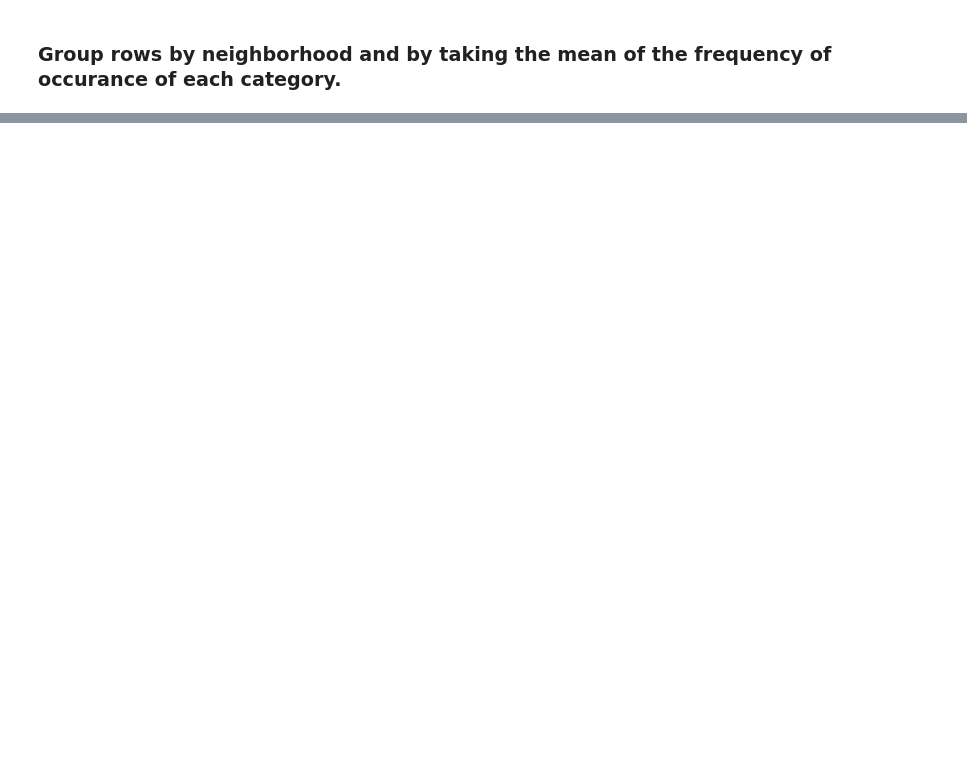
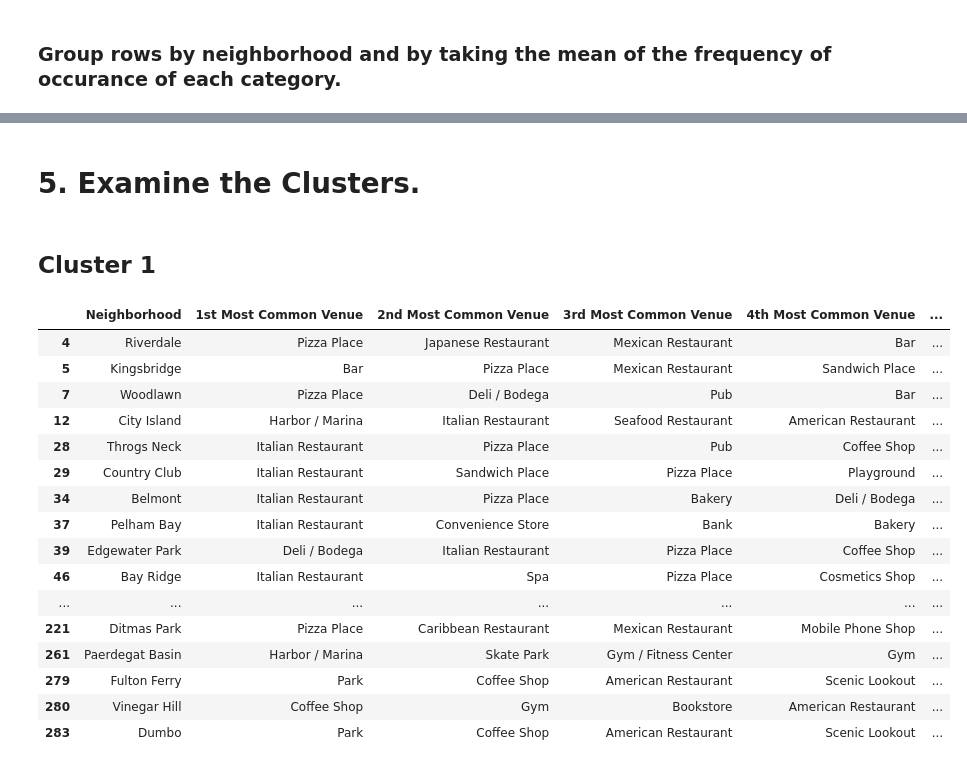
Before and after one commit to AndresLoaiciga/Foursquare-Neighborhood-Segmentation, a Jupyter notebook: Bronx and Brooklyn Neighborhood Comparison .ipynb, the cells around one changed output, grey strips where cells are left out. Drawn from its saved outputs; the diff is of its cells as text; code cells hidden in the pictures; blank space fills up the shorter version.

Commit message:
Finished Clustering.

```diff
--- a/Bronx and Brooklyn Neighborhood Comparison .ipynb
+++ b/Bronx and Brooklyn Neighborhood Comparison .ipynb
@@ -523,0 +556,22 @@ bxbk_grouped
+# %%
+# Create the new dataframe and display the top 10 venues for each neighborhood.
+num_top_venues = 10
+
+indicators = ['st', 'nd', 'rd']
+
+# create columns according to number of top venues
+columns = ['Neighborhood']
+for ind in np.arange(num_top_venues):
+    try:
+        columns.append('{}{} Most Common Venue'.format(ind+1, indicators[ind]))
+    except:
+        columns.append('{}th Most Common Venue'.format(ind+1))
+
+# create a new dataframe
+neighborhoods_venues_sorted = pd.DataFrame(columns=columns)
+neighborhoods_venues_sorted['Neighborhood'] = bxbk_grouped['Neighborhood']
+
+for ind in np.arange(bxbk_grouped.shape[0]):
+    neighborhoods_venues_sorted.iloc[ind, 1:] = return_most_common_venues(bxbk_grouped.iloc[ind, :], num_top_venues)
+
+neighborhoods_venues_sorted.head()
@@ -523,0 +588,11 @@ bxbk_grouped
+# %%
+# Set the number of clusters
+kclusters = 5
+
+bxbk_clustering = bxbk_grouped.drop('Neighborhood', 1)
+
+# Run the k-means clustering.
+kmeans = KMeans(n_clusters=kclusters, random_state=0).fit(bxbk_clustering)
+
+# Check the cluster labels generated for each row in the dataframe.
+kmeans.labels_[0:10]
@@ -523,0 +603,10 @@ bxbk_grouped
+# %%
+# add clustering labels
+neighborhoods_venues_sorted.insert(0, 'Cluster Labels', kmeans.labels_)
+
+bxbk_merged = bxbk_df
+
+# merge toronto_grouped with toronto_data to add latitude/longitude for each neighborhood
+bxbk_merged = bxbk_merged.join(neighborhoods_venues_sorted.set_index('Neighborhood'), on='Neighborhood')
+
+bxbk_merged.head()
@@ -523,0 +648,24 @@ bxbk_grouped
+# %% [markdown]
+# 5. Examine the Clusters.
+# %% [markdown]
+## Cluster 1
+# %%
+bxbk_merged.loc[bxbk_merged['Cluster Labels'] == 0, bxbk_merged.columns[[1] + list(range(5, bxbk_merged.shape[1]))]]
+# %% [output]
+|  | Neighborhood | 1st Most Common Venue | 2nd Most Common Venue | 3rd Most Common Venue | 4th Most Common Venue | ... |
+| 4 | Riverdale | Pizza Place | Japanese Restaurant | Mexican Restaurant | Bar | ... |
+| 5 | Kingsbridge | Bar | Pizza Place | Mexican Restaurant | Sandwich Place | ... |
+| 7 | Woodlawn | Pizza Place | Deli / Bodega | Pub | Bar | ... |
+| 12 | City Island | Harbor / Marina | Italian Restaurant | Seafood Restaurant | American Restaurant | ... |
+| 28 | Throgs Neck | Italian Restaurant | Pizza Place | Pub | Coffee Shop | ... |
+| 29 | Country Club | Italian Restaurant | Sandwich Place | Pizza Place | Playground | ... |
+| 34 | Belmont | Italian Restaurant | Pizza Place | Bakery | Deli / Bodega | ... |
+| 37 | Pelham Bay | Italian Restaurant | Convenience Store | Bank | Bakery | ... |
+| 39 | Edgewater Park | Deli / Bodega | Italian Restaurant | Pizza Place | Coffee Shop | ... |
+| 46 | Bay Ridge | Italian Restaurant | Spa | Pizza Place | Cosmetics Shop | ... |
+| ... | ... | ... | ... | ... | ... | ... |
+| 221 | Ditmas Park | Pizza Place | Caribbean Restaurant | Mexican Restaurant | Mobile Phone Shop | ... |
+| 261 | Paerdegat Basin | Harbor / Marina | Skate Park | Gym / Fitness Center | Gym | ... |
+| 279 | Fulton Ferry | Park | Coffee Shop | American Restaurant | Scenic Lookout | ... |
+| 280 | Vinegar Hill | Coffee Shop | Gym | Bookstore | American Restaurant | ... |
+| 283 | Dumbo | Park | Coffee Shop | American Restaurant | Scenic Lookout | ... |
```
Also changed, not shown: parts of 25 cells of this notebook.
